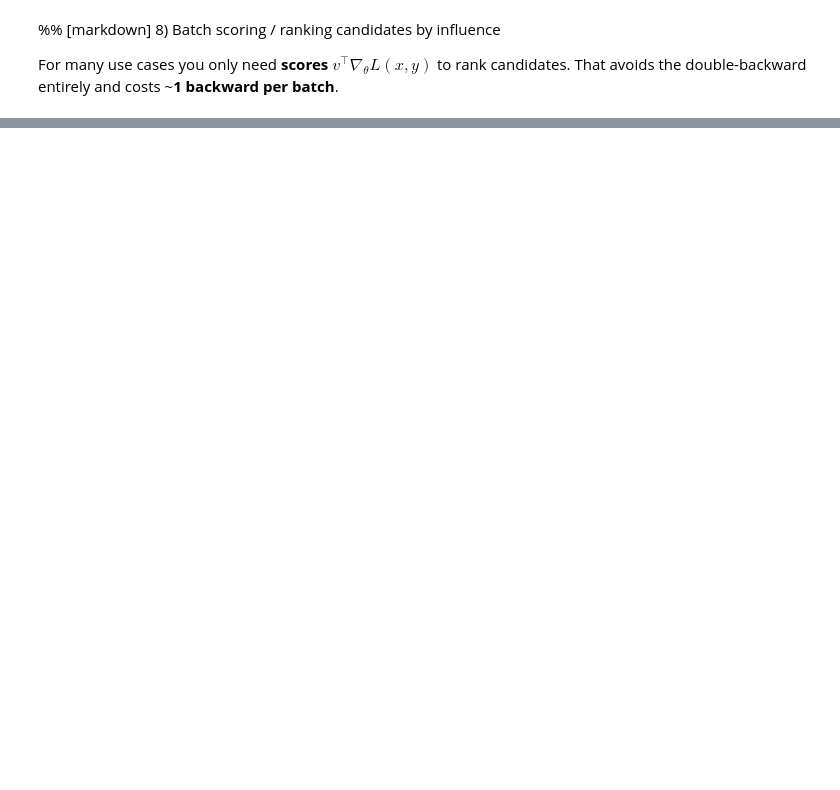
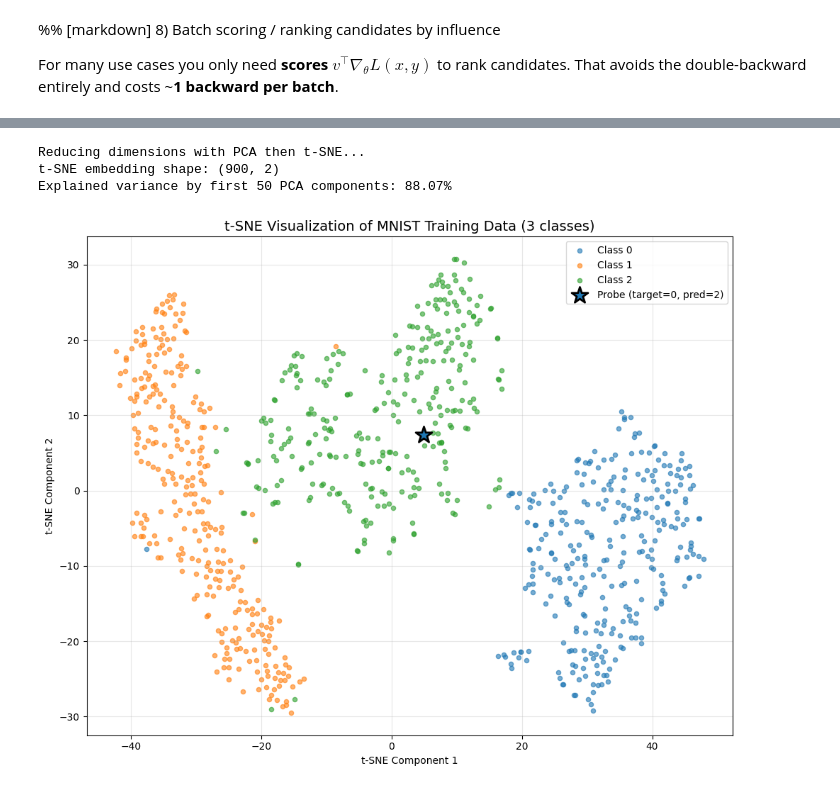
Before and after one commit to jrosseruk/infusion, a Jupyter notebook: infusion_batched_mnist.ipynb, the cells around one changed output, grey strips where cells are left out. Saved outputs shown, nothing was run; the diff lists cells and outputs as text; code cells hidden in the pictures; blank space fills up the shorter version.

```diff
--- a/infusion_batched_mnist.ipynb
+++ b/infusion_batched_mnist.ipynb
@@ -686,0 +703,57 @@ print("Scores:", scores[topk])
+# %%
+from sklearn.manifold import TSNE
+from sklearn.decomposition import PCA
+import warnings
+warnings.filterwarnings('ignore')
+
+# First, reduce dimensions using PCA to speed up t-SNE
+print("Reducing dimensions with PCA then t-SNE...")
+pca = PCA(n_components=50)
+X_pca = pca.fit_transform(X.cpu().numpy())
+
+# Then apply t-SNE for final 2D visualization
+tsne = TSNE(n_components=2, random_state=RANDOM_SEED, perplexity=30, n_iter=1000)
+X_2d = tsne.fit_transform(X_pca)
+
+print(f"t-SNE embedding shape: {X_2d.shape}")
+print(f"Explained variance by first 50 PCA components: {pca.explained_variance_ratio_.sum():.2%}")
+
+# Get probe's current prediction
+with torch.no_grad():
+    probe_logits = model(x_star.unsqueeze(0))
+    probe_pred_class = torch.argmax(probe_logits, dim=1).item()
+
+# Visualize the clustering
+plt.figure(figsize=(10, 8))
+colors = ['#1f77b4', '#ff7f0e', '#2ca02c']
+for i in range(n_classes):
+    mask = y.cpu().numpy() == i
+    plt.scatter(X_2d[mask, 0], X_2d[mask, 1],
+               c=colors[i], label=f'Class {target_classes[i]}',
+               alpha=0.6, s=20)
+
+# Add probe point (using nearest neighbor approximation)
+x_star_pca_initial = pca.transform(x_star.cpu().numpy().reshape(1, -1))
+from scipy.spatial.distance import cdist
+distances_init = cdist(x_star_pca_initial, X_pca, metric='euclidean')
+nearest_idx_init = np.argmin(distances_init)
+x_star_2d_initial = X_2d[nearest_idx_init]
+
+# Color by target class
+probe_color = colors[class_star]
+plt.scatter(x_star_2d_initial[0], x_star_2d_initial[1], c=probe_color, marker='*',
+           s=300, edgecolors='black', linewidths=2,
+           label=f'Probe (target={class_star}, pred={probe_pred_class})', zorder=15)
+
+plt.title('t-SNE Visualization of MNIST Training Data (3 classes)', fontsize=14)
+plt.xlabel('t-SNE Component 1')
+plt.ylabel('t-SNE Component 2')
+plt.legend()
+plt.grid(True, alpha=0.3)
+plt.tight_layout()
+plt.show()
+# %% [output]
+Reducing dimensions with PCA then t-SNE...
+t-SNE embedding shape: (900, 2)
+Explained variance by first 50 PCA components: 88.07%
+[figure, added]
```
Also changed, not shown: parts of 20 cells of this notebook, 1 other file.
